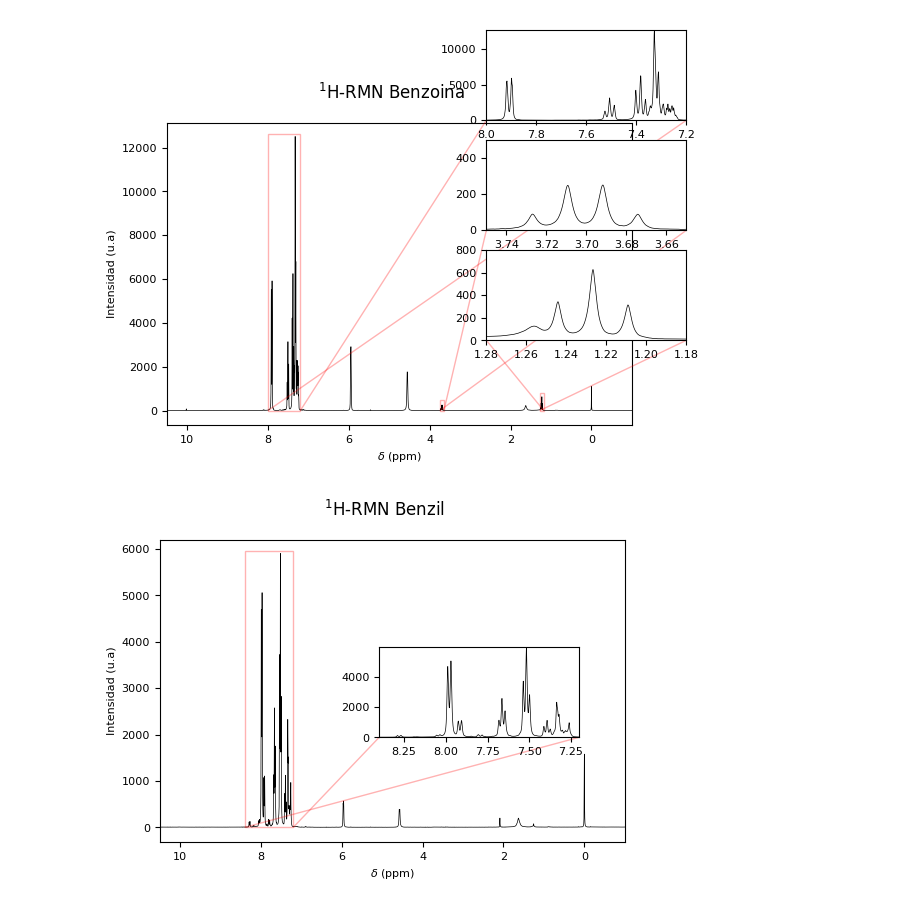
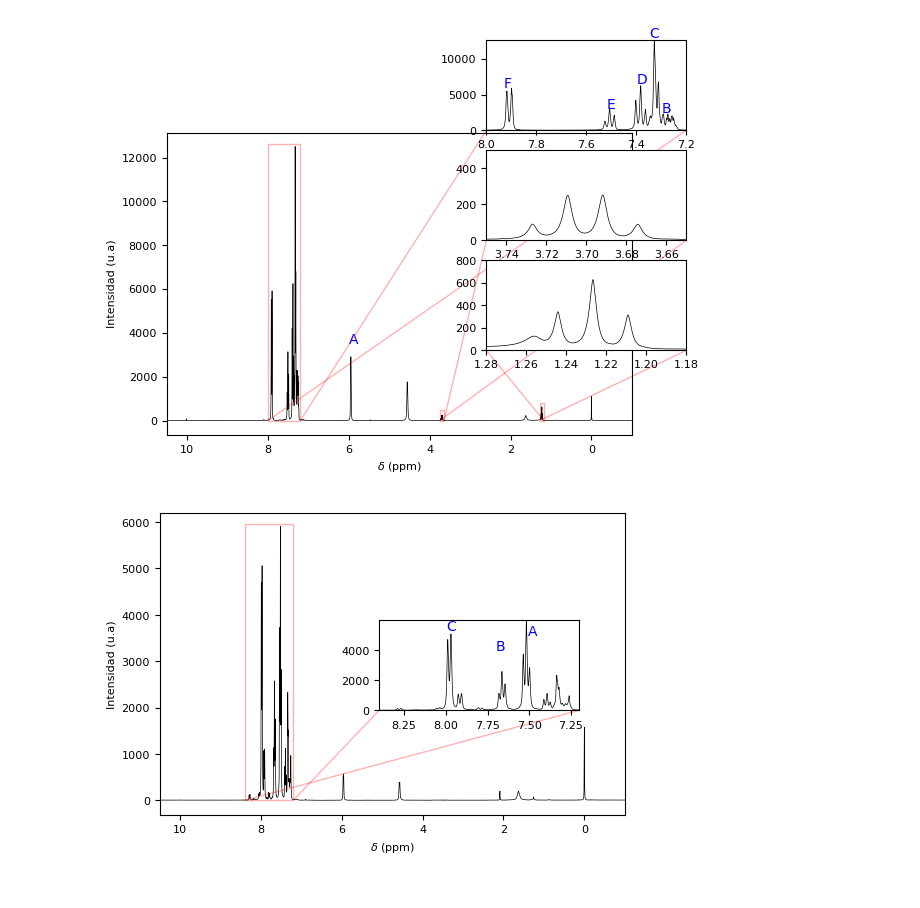
Before and after one commit to jsbarbosa/study-happiness, a Jupyter notebook: Lab Q. Avanzada/Organica/data/Elucidacion.ipynb, the cells around one changed output. Drawn from its saved outputs; the diff is of its cells as text; code cells hidden in the pictures.

```diff
--- a/Lab Q. Avanzada/Organica/data/Elucidacion.ipynb
+++ b/Lab Q. Avanzada/Organica/data/Elucidacion.ipynb
@@ -16,6 +16,7 @@ def plotter(x, y, xlims, ylims, title, x_coeff = 6, y_coeff = 4.5, dpi = 100):
     fig, ax = plt.subplots(dpi=dpi)
 
     N = len(xlims)
+    subs = []
     for i in range(N):
         sub = inset_axes(ax, width=2, height=0.9, bbox_to_anchor=[x_coeff*dpi, dpi*(y_coeff - 1.10*(i))])
         mark_inset(ax, sub, loc1=4, loc2=3, ec="r", alpha = 0.3, zorder = -1)
@@ -23,6 +24,7 @@ def plotter(x, y, xlims, ylims, title, x_coeff = 6, y_coeff = 4.5, dpi = 100):
         sub.set_ylim(0, ylims[i])
         sub.set_xlim(xlims[i][0], xlims[i][1])
         sub.invert_xaxis()
+        subs.append(sub)
 
     ax.plot(x, y, lw=0.5, c="black")
     ax.set_xlim(-1, 10.5)
@@ -31,24 +33,37 @@ def plotter(x, y, xlims, ylims, title, x_coeff = 6, y_coeff = 4.5, dpi = 100):
     ax.set_xlabel("$\delta$ (ppm)")
     plt.suptitle(title, fontsize=12)
 
-    return fig, ax
+    return fig, ax, subs
+
+def plot_text(axes, xcoor, ycoor, index):
+    axes.text(xcoor, ycoor, chr(ord('A') + index), color="blue", fontsize=10)
 # %%
 x, y = dataload("benzoina.txt")
 xlims = [(7.2, 8.0), (3.65, 3.75), (1.18, 1.28)]
 ylims = [max(y)*1.01, 500, 800]
 
-fig, ax = plotter(x, y, xlims, ylims, "$^1$H-RMN Benzoina")
+fig, ax, subs = plotter(x, y, xlims, ylims, "")
+xnames = [6.0, 7.3, 7.35, 7.4, 7.52, 7.93]
+ynames = [3.5e3, 2.5e3, 13e3, 6.5e3, 3e3, 6e3]
+where = [ax]
+where += [subs[0] for i in range(len(xnames) - 1)]
+[plot_text(where[i], xnames[i], ynames[i], i) for i in range(len(xnames))]
+
 plt.show()
-#fig.savefig("H-Benzoina.png")
+fig.savefig("H-Benzoina-T.png", transparent = True, bbox_inches='tight')
 # %% [output]
-[figure, old version]
+[figure, new version]
 # %%
-x, y = dataload("benzil.txt")
+x, y = dataload("benzil_cu.txt")
 xlims = [(7.2, 8.4)]
 ylims = [max(y)*1.01]
 
-fig, ax = plotter(x, y, xlims, ylims, "$^1$H-RMN Benzil", x_coeff=5, y_coeff=2.5)
+fig, ax, subs = plotter(x, y, xlims, ylims, "", x_coeff=5, y_coeff=2.5)
+xnames = [7.51, 7.7, 8.0]
+ynames = [5e3, 4e3, 5.3e3]
+where = [subs[0] for i in range(len(xnames))]
+[plot_text(where[i], xnames[i], ynames[i], i) for i in range(len(xnames))]
 plt.show()
-#fig.savefig("H-Benzil.png")
+fig.savefig("H-BenzilCu-T.png", transparent = True, bbox_inches='tight')
 # %% [output]
-[figure, old version]
+[figure, new version]
```
Also changed, not shown: parts of 2 cells of this notebook, 34 other files.
